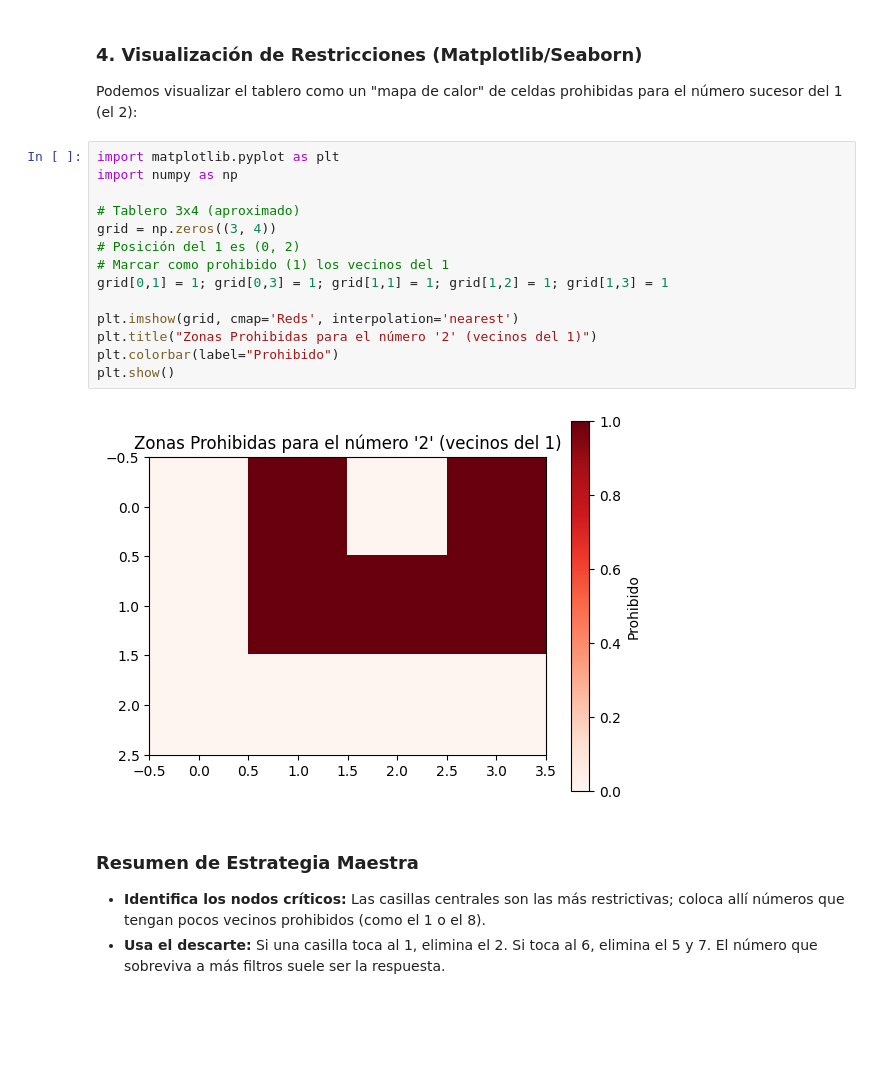
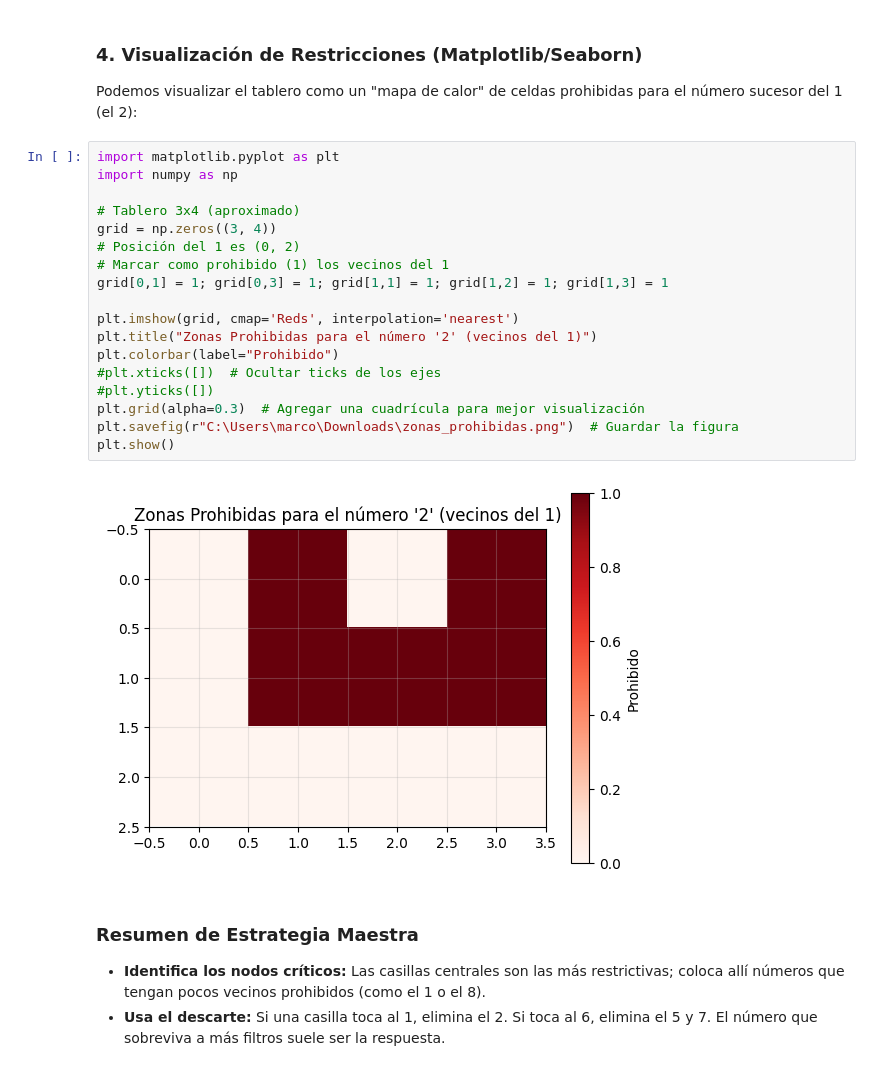
Before and after one commit to marco-canas/camino-udea, a Jupyter notebook: 3_lenguaje_proposicional/clase_02_analisis_del_lenguaje/clase_02_analisis_del_lenguaje.ipynb, the cells around one changed output. Cells and saved outputs as stored; diff of their text form; blank space fills up the shorter version.

```diff
--- a/3_lenguaje_proposicional/clase_02_analisis_del_lenguaje/clase_02_analisis_del_lenguaje.ipynb
+++ b/3_lenguaje_proposicional/clase_02_analisis_del_lenguaje/clase_02_analisis_del_lenguaje.ipynb
@@ -442,19 +456,23 @@ Podemos visualizar el tablero como un "mapa de calor" de celdas prohibidas para
 # %%
 import matplotlib.pyplot as plt
 import numpy as np
 
 # Tablero 3x4 (aproximado)
 grid = np.zeros((3, 4))
 # Posición del 1 es (0, 2)
 # Marcar como prohibido (1) los vecinos del 1
 grid[0,1] = 1; grid[0,3] = 1; grid[1,1] = 1; grid[1,2] = 1; grid[1,3] = 1
 
 plt.imshow(grid, cmap='Reds', interpolation='nearest')
 plt.title("Zonas Prohibidas para el número '2' (vecinos del 1)")
 plt.colorbar(label="Prohibido")
+#plt.xticks([])  # Ocultar ticks de los ejes
+#plt.yticks([])
+plt.grid(alpha=0.3)  # Agregar una cuadrícula para mejor visualización
+plt.savefig(r"C:\Users\marco\Downloads\zonas_prohibidas.png")  # Guardar la figura
 plt.show()
 # %% [output]
-[figure, old version]
+[figure, new version]
 # %% [markdown]
 
 ### Resumen de Estrategia Maestra
```
Also changed, not shown: parts of 18 cells of this notebook, 7 other files.
